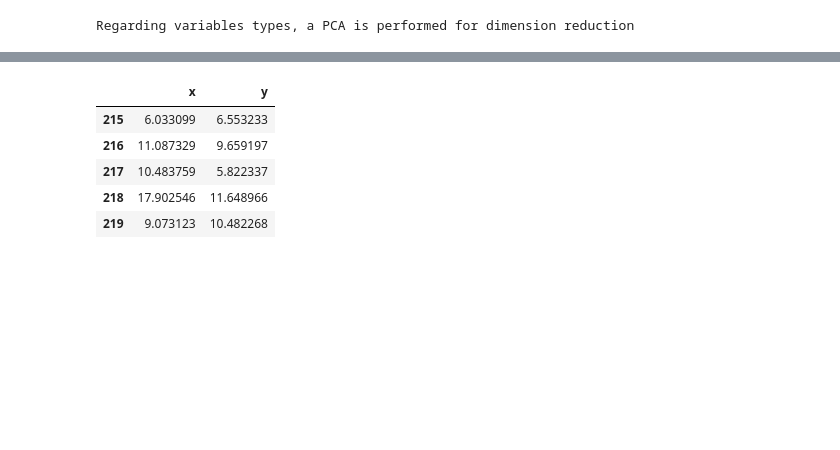
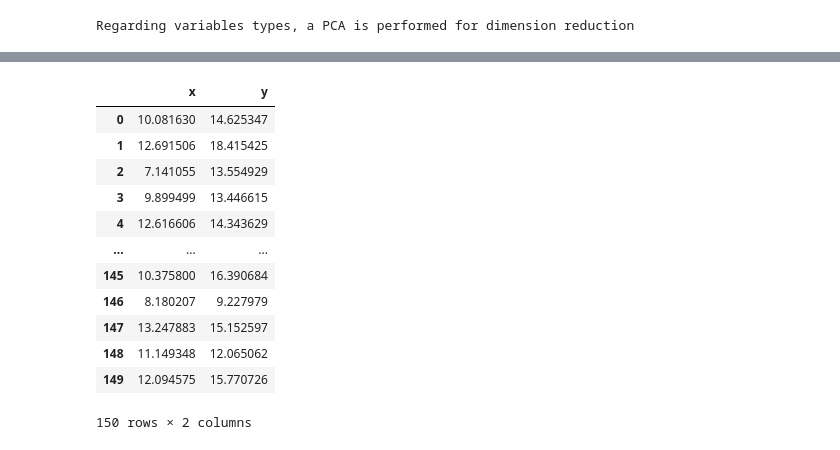
Before and after one commit to octopize/avatar-paper, a Jupyter notebook: notebooks/final_figure/method1_proj.ipynb, the cells around one changed output, grey strips where cells are left out. Saved outputs shown, nothing was run; the diff lists cells and outputs as text; code cells hidden in the pictures; blank space fills up the shorter version.

Commit message:
remove avatarization step and adapt dimension code

```diff
--- a/notebooks/final_figure/method1_proj.ipynb
+++ b/notebooks/final_figure/method1_proj.ipynb
@@ -159,9 +162,21 @@ sns.scatterplot(
-# %%
-dim.tail()
-# %% [output]
-|  | x | y |
-| 215 | 6.033099 | 6.553233 |
-| 216 | 11.087329 | 9.659197 |
-| 217 | 10.483759 | 5.822337 |
-| 218 | 17.902546 | 11.648966 |
-| 219 | 9.073123 | 10.482268 |
+# %%
+avatar_208 = pd.read_csv("../../datasets/method1_150avatar/avatar_208.csv")
+avatar_209 = pd.read_csv("../../datasets/method1_150avatar/avatar_209.csv")
+avatar_205 = pd.read_csv("../../datasets/method1_150avatar/avatar_205.csv")
+avat_temp = pd.read_csv("../../datasets/method1_150avatar/avatarization.csv")
+
+avatar_208
+# %% [output]
+|  | x | y |
+| 0 | 10.081630 | 14.625347 |
+| 1 | 12.691506 | 18.415425 |
+| 2 | 7.141055 | 13.554929 |
+| 3 | 9.899499 | 13.446615 |
+| 4 | 12.616606 | 14.343629 |
+| ... | ... | ... |
+| 145 | 10.375800 | 16.390684 |
+| 146 | 8.180207 | 9.227979 |
+| 147 | 13.247883 | 15.152597 |
+| 148 | 11.149348 | 12.065062 |
+| 149 | 12.094575 | 15.770726 |
+150 rows × 2 columns
```
Also changed, not shown: parts of 21 cells of this notebook, 13 other files.
